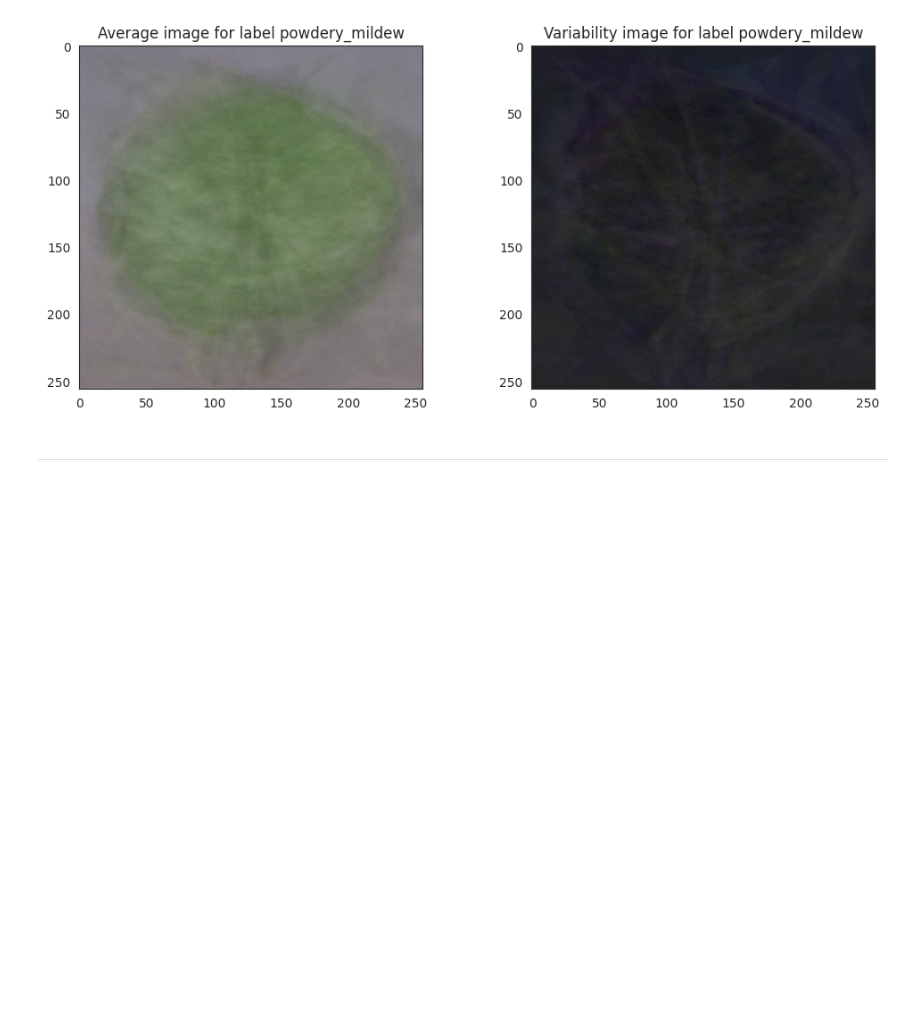
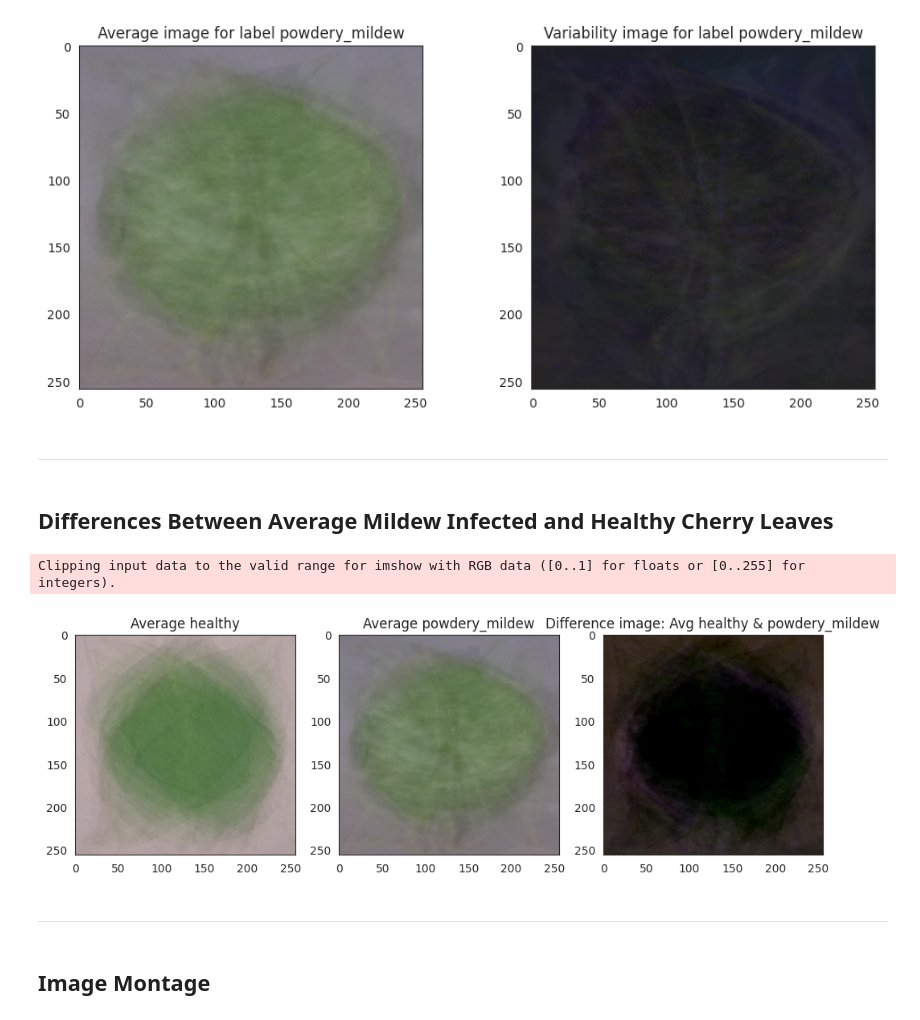
Before and after one commit to TafadzwaMangena/mildew-detection-in-cherry-leaves, a Jupyter notebook: jupyter_notebooks/02-DataVisualisation.ipynb, the cells around one changed output. Drawn from its saved outputs; the diff is of its cells as text; code cells hidden in the pictures; blank space fills up the shorter version.

Commit message:
Functions to differentiate Average Mildew Infected and Healthy Cherry Leaves

```diff
--- a/jupyter_notebooks/02-DataVisualisation.ipynb
+++ b/jupyter_notebooks/02-DataVisualisation.ipynb
@@ -233,3 +233,5 @@ Image Shape: (256, 256, 3)
 [figure]
 # %% [markdown]
 ---
+# %% [markdown]
+## Differences Between Average Mildew Infected and Healthy Cherry Leaves
@@ -235,0 +279,14 @@ Image Shape: (256, 256, 3)
+# %%
+diff_bet_avg_image_labels_data_as_array(X=X, y=y,
+                                        label_1='healthy',
+                                        label_2='powdery_mildew',
+                                        figsize=(12, 5),
+                                        save_image=True
+                                        )
+# %% [output]
+Clipping input data to the valid range for imshow with RGB data ([0..1] for floats or [0..255] for integers).
+[figure, added]
+# %% [markdown]
+---
+# %% [markdown]
+## Image Montage
```
Also changed, not shown: parts of 1 cell of this notebook, 1 other file.
